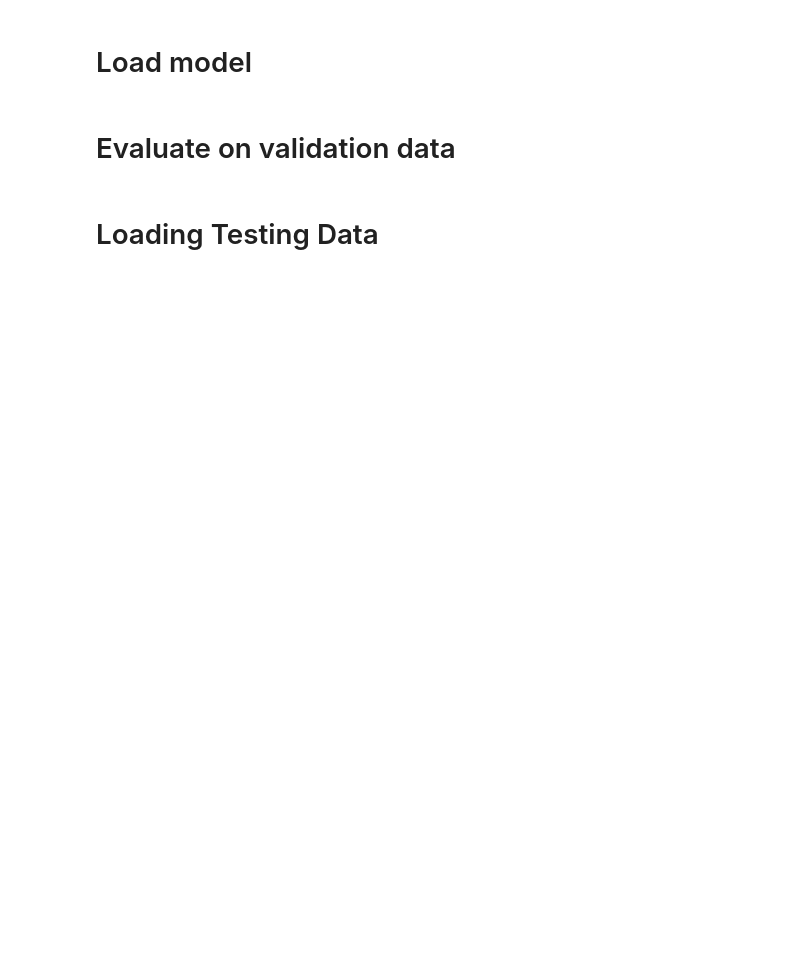
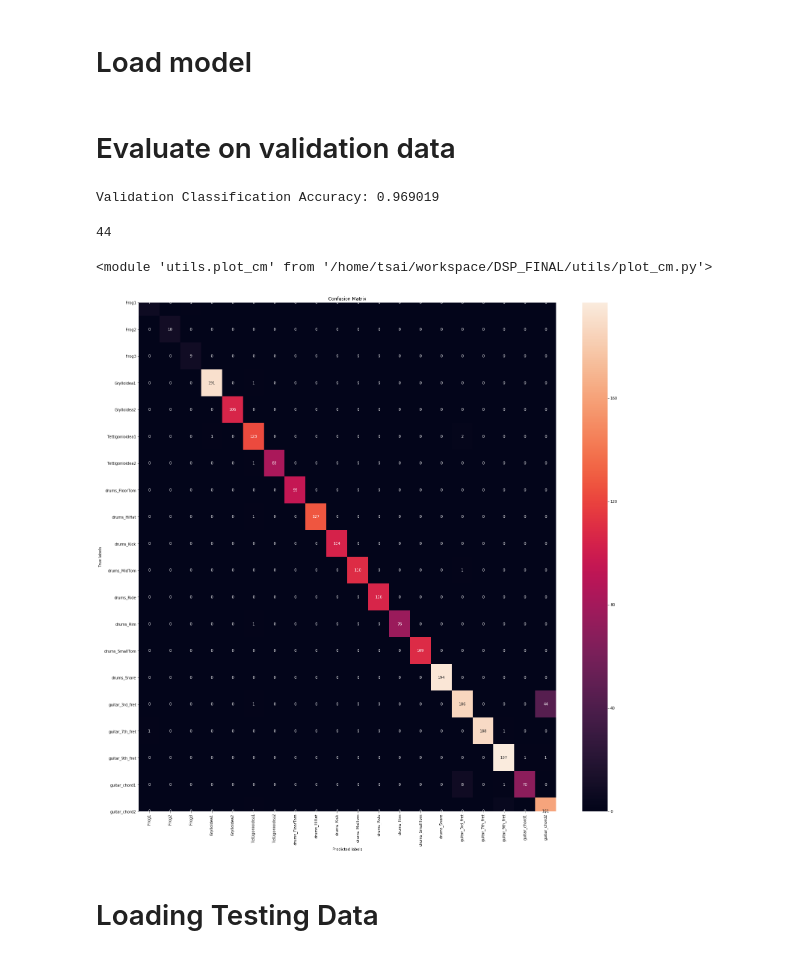
Before and after one commit to qa276390/DSP_FINAL, a Jupyter notebook: Main-mel.ipynb, the cells around one changed output. Saved outputs shown, nothing was run; the diff lists cells and outputs as text; code cells hidden in the pictures; blank space fills up the shorter version.

```diff
--- a/Main-mel.ipynb
+++ b/Main-mel.ipynb
@@ -117,10 +122,10 @@ else:
     device = 'cpu'
 print("use",device,"now!")
 net.to(device)
-#optimizer = optim.Adam(net.parameters(), lr=0.01) # setup your optimizer
-optimizer = optim.SGD(net.parameters(), lr=0.01)
+optimizer = optim.Adam(net.parameters(), lr=0.01) # setup your optimizer
+#optimizer = optim.SGD(net.parameters(), lr=0.01)
 criterion = nn.CrossEntropyLoss() # setup your criterion
-scheduler = torch.optim.lr_scheduler.StepLR(optimizer, step_size=10, gamma=0.8) #0.1->0.8
+scheduler = torch.optim.lr_scheduler.StepLR(optimizer, step_size=10, gamma=0.9) #0.1->0.8
 # %% [output]
 use cuda now!
 # %% [markdown]
@@ -138,7 +143,7 @@ plotter = visdoms.VisdomLinePlotter(env_name=TRAINING_NAME)
 Setting up a new session...
 # %%
 net.train()
-num_epoch = 150
+num_epoch = 120
 best_loss = 1e8
 best_acc = 0
 train_losses = visdoms.AverageMeter()
@@ -218,6 +238,8 @@ net.to(device)
 # %%
 net.eval()
 correct = 0
+vresult = []
+vtarget = []
 with torch.no_grad():
     for batch_idx, (data, target) in enumerate(valloader):
         #print(type(data))
@@ -225,7 +247,25 @@ with torch.no_grad():
         target = target.to(device)
         output = net(data)
         pred = output.data.max(1, keepdim=True)[1]
+
+        vresult = vresult + list(pred.cpu().numpy().ravel())
+        vtarget = vtarget + list(target.cpu().numpy().ravel())
+
         correct += pred.eq(target.data.view_as(pred)).sum()
     acc = correct.item() / len(valloader.dataset)
 print("Validation Classification Accuracy: %f"%(acc))
-log.write('Validation Classification Accuracy: %f"%(acc)')
+log.write("Validation Classification Accuracy: %f"%(acc))
+# %% [output]
+Validation Classification Accuracy: 0.969019
+44
+# %%
+cm = sklearn.metrics.confusion_matrix(vresult, vtarget)
+# %%
+from utils.plot_cm import plot_cm
+reload(utils.plot_cm)
+# %% [output]
+<module 'utils.plot_cm' from '/home/tsai/workspace/DSP_FINAL/utils/plot_cm.py'>
+# %%
+plot_cm(cm ,FIG_PATH, traindata.classes)
+# %% [output]
+[figure, added]
```
Also changed, not shown: parts of 6 cells of this notebook, 9 other files.
